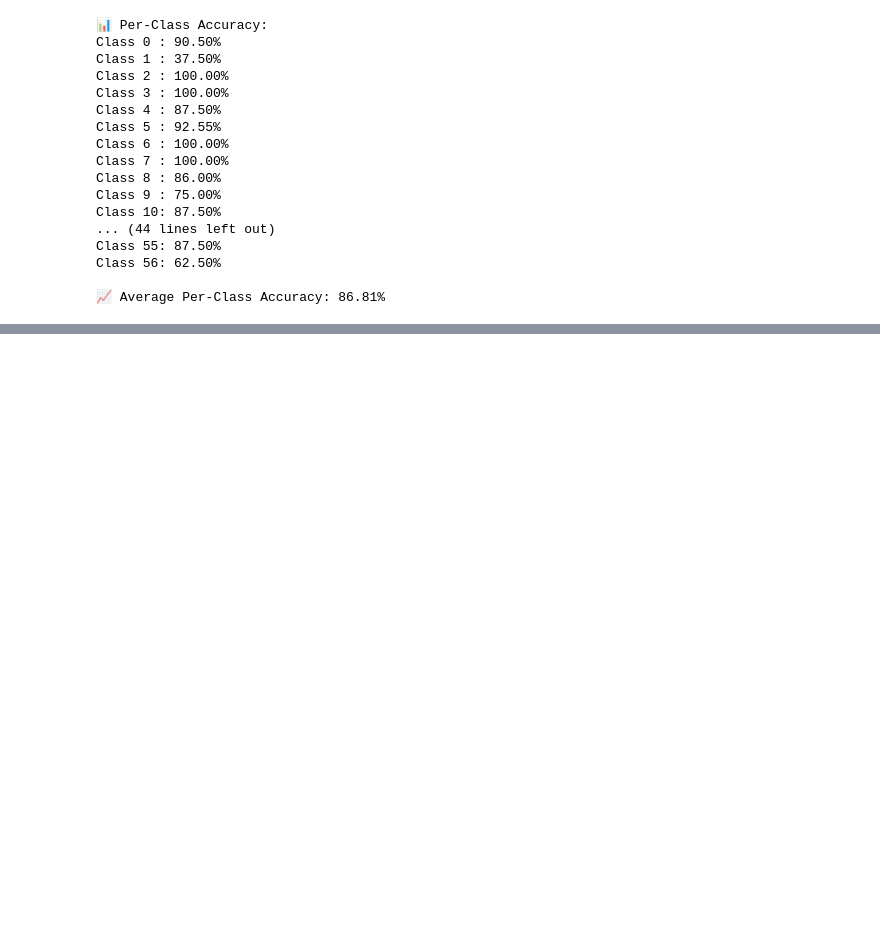
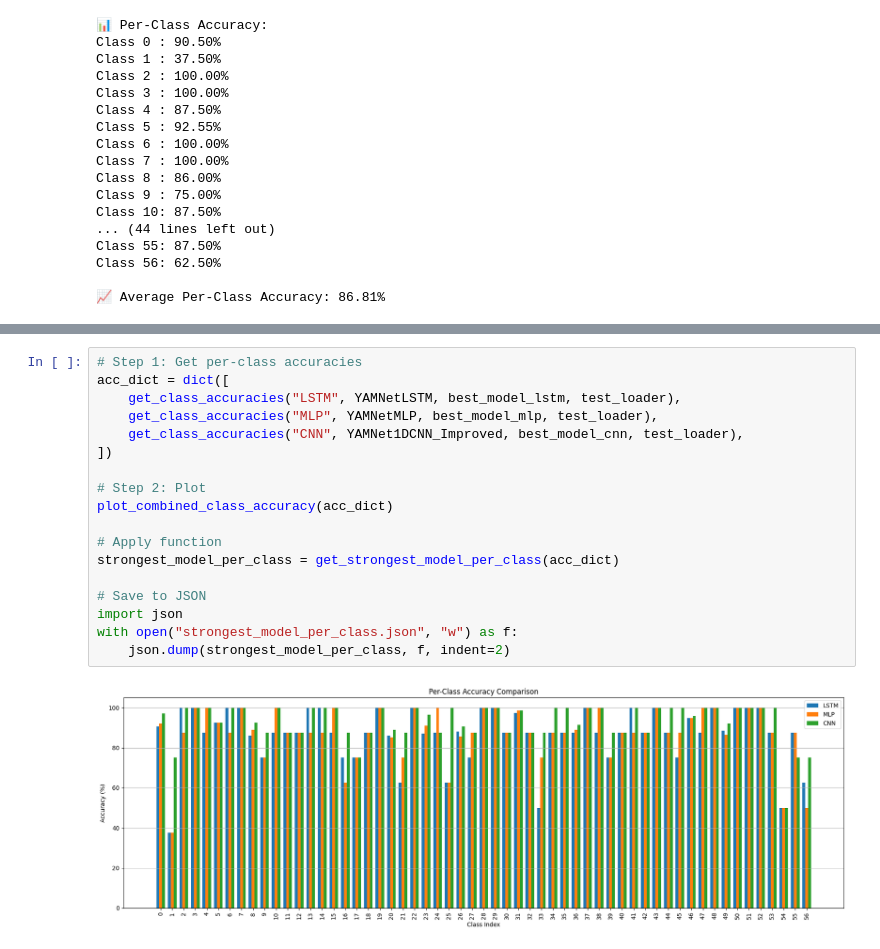
Before and after one commit to nasrrx/YAMNet-CNN-Audio-Classification-ESC50, a Jupyter notebook: AdvancedModels.ipynb, the cells around one changed output, grey strips where cells are left out. Cells and saved outputs as stored; diff of their text form; blank space fills up the shorter version.

Commit message:
Update Models

```diff
--- a/AdvancedModels.ipynb
+++ b/AdvancedModels.ipynb
@@ -671,0 +818,20 @@ Class 56: 62.50%
+# %%
+# Step 1: Get per-class accuracies
+acc_dict = dict([
+    get_class_accuracies("LSTM", YAMNetLSTM, best_model_lstm, test_loader),
+    get_class_accuracies("MLP", YAMNetMLP, best_model_mlp, test_loader),
+    get_class_accuracies("CNN", YAMNet1DCNN_Improved, best_model_cnn, test_loader),
+])
+
+# Step 2: Plot
+plot_combined_class_accuracy(acc_dict)
+
+# Apply function
+strongest_model_per_class = get_strongest_model_per_class(acc_dict)
+
+# Save to JSON
+import json
+with open("strongest_model_per_class.json", "w") as f:
+    json.dump(strongest_model_per_class, f, indent=2)
+# %% [output]
+[figure, added]
```
Also changed, not shown: parts of 4 cells of this notebook.
